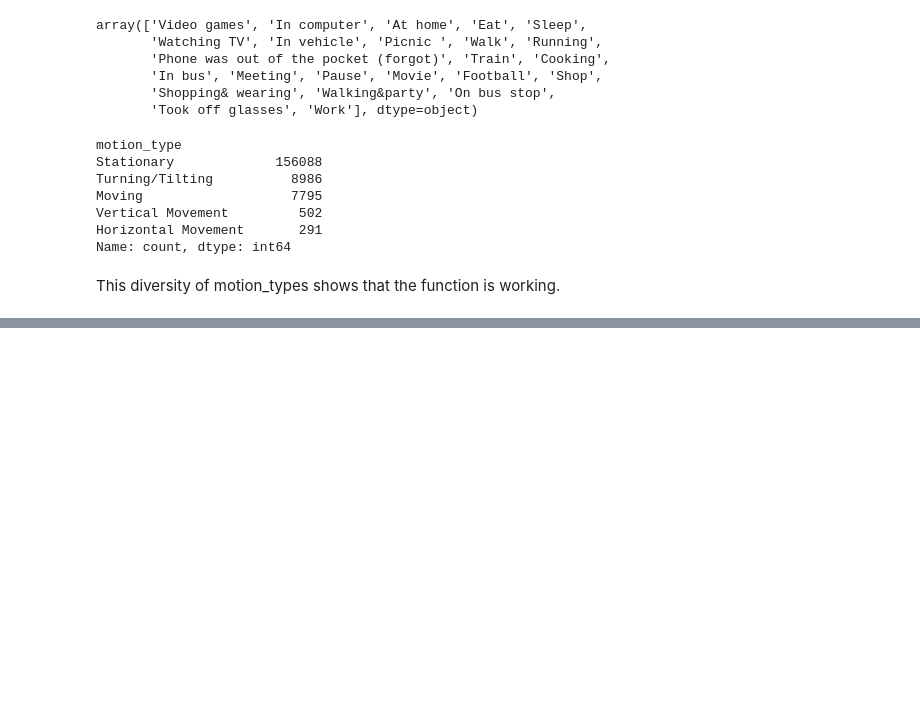
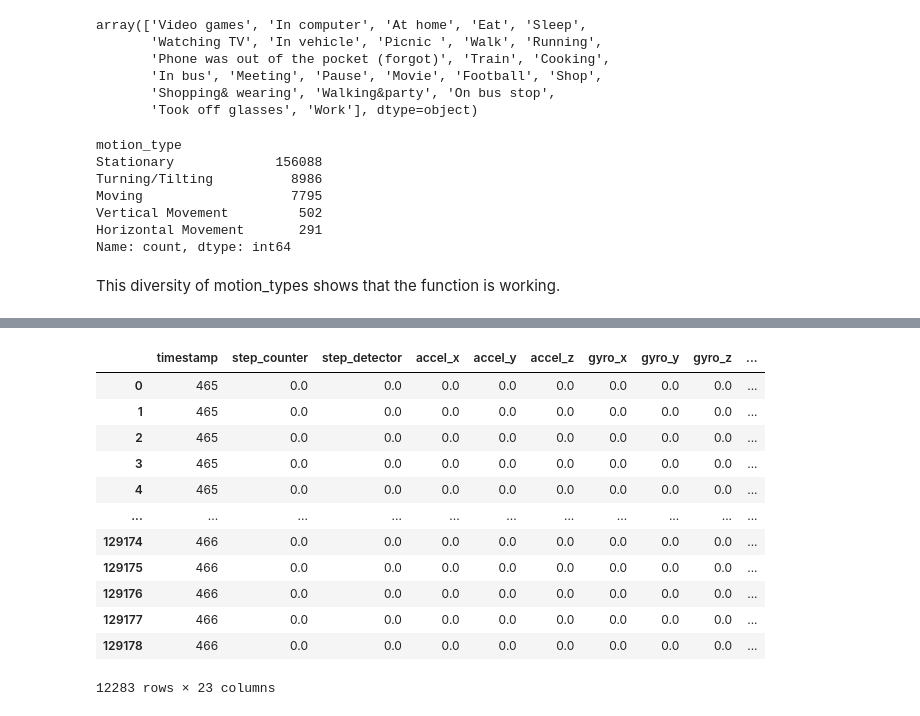
Before and after one commit to twotango/messenger, a Jupyter notebook: Research/Weeks/Week_14/Week_14.ipynb, the cells around one changed output, grey strips where cells are left out. Drawn from its saved outputs; the diff is of its cells as text; code cells hidden in the pictures; blank space fills up the shorter version.

```diff
--- a/Research/Weeks/Week_14/Week_14.ipynb
+++ b/Research/Weeks/Week_14/Week_14.ipynb
@@ -206,0 +323,2 @@ This diversity of motion_types shows that the function is working.
+# %%
+merged_data_s_f_filtered = merged_data_s_f[['timestamp', 'activity_type']]
@@ -206,0 +341,23 @@ This diversity of motion_types shows that the function is working.
+# %%
+# Merge the dataframes on the 'timestamp' column
+pivot_data4_merged = pivot_data4.merge(merged_data_s_f_filtered, on='timestamp', how='left')
+# %%
+pivot_data4_merged.fillna(0, inplace=True)
+# %%
+pivot_data4_merged_filtered = pivot_data4_merged[pivot_data4_merged['activity_type'] != 0]
+# %%
+pivot_data4_merged_filtered
+# %% [output]
+|  | timestamp | step_counter | step_detector | accel_x | accel_y | accel_z | gyro_x | gyro_y | gyro_z | ... |
+| 0 | 465 | 0.0 | 0.0 | 0.0 | 0.0 | 0.0 | 0.0 | 0.0 | 0.0 | ... |
+| 1 | 465 | 0.0 | 0.0 | 0.0 | 0.0 | 0.0 | 0.0 | 0.0 | 0.0 | ... |
+| 2 | 465 | 0.0 | 0.0 | 0.0 | 0.0 | 0.0 | 0.0 | 0.0 | 0.0 | ... |
+| 3 | 465 | 0.0 | 0.0 | 0.0 | 0.0 | 0.0 | 0.0 | 0.0 | 0.0 | ... |
+| 4 | 465 | 0.0 | 0.0 | 0.0 | 0.0 | 0.0 | 0.0 | 0.0 | 0.0 | ... |
+| ... | ... | ... | ... | ... | ... | ... | ... | ... | ... | ... |
+| 129174 | 466 | 0.0 | 0.0 | 0.0 | 0.0 | 0.0 | 0.0 | 0.0 | 0.0 | ... |
+| 129175 | 466 | 0.0 | 0.0 | 0.0 | 0.0 | 0.0 | 0.0 | 0.0 | 0.0 | ... |
+| 129176 | 466 | 0.0 | 0.0 | 0.0 | 0.0 | 0.0 | 0.0 | 0.0 | 0.0 | ... |
+| 129177 | 466 | 0.0 | 0.0 | 0.0 | 0.0 | 0.0 | 0.0 | 0.0 | 0.0 | ... |
+| 129178 | 466 | 0.0 | 0.0 | 0.0 | 0.0 | 0.0 | 0.0 | 0.0 | 0.0 | ... |
+12283 rows × 23 columns
```
Also changed, not shown: parts of 19 cells of this notebook, 1 other file.
